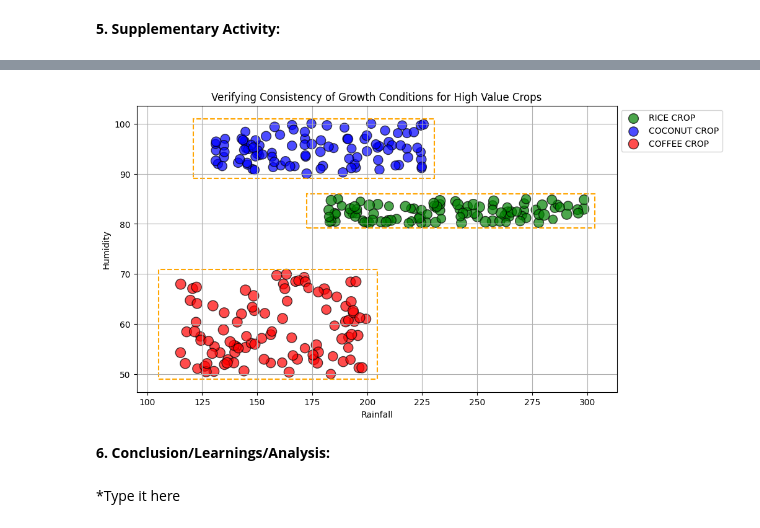
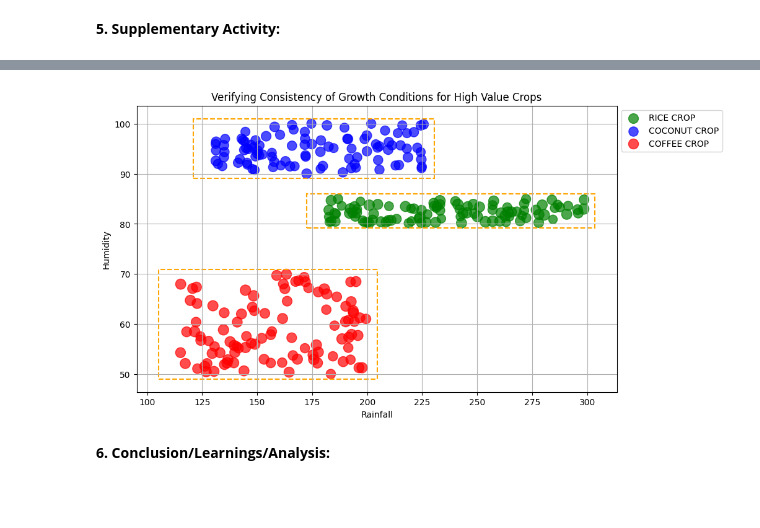
Before and after one commit to IrickMarvinGalan/CPE-031-Visualization-and-Data-Analysis, a Jupyter notebook: HOA/Galan_HandsOn6Final.ipynb, the cells around one changed output, grey strips where cells are left out. Saved outputs shown, nothing was run; the diff lists cells and outputs as text; code cells hidden in the pictures; blank space fills up the shorter version.

```diff
--- a/HOA/Galan_HandsOn6Final.ipynb
+++ b/HOA/Galan_HandsOn6Final.ipynb
@@ -636,36 +629,33 @@ colors = {'rice': 'green', 'coffee': 'red', 'coconut': 'blue'}
 # %%
 # Plot rainfall vs humidity (Proximity & Similarity)
 plt.figure(figsize=(10,6))
 for crop in filtered_df['label'].unique():
     subset = filtered_df[filtered_df['label'] == crop]
     plt.scatter(subset['rainfall'], subset['humidity'],
                 c=colors[crop],
                 marker='o',
                 s=subset['ph']*20,
                 alpha=0.7,
-                edgecolors='black',
                 label=f'{crop.upper()} CROP')
 
 # Add Enclosure for Crop groups
 for crop in filtered_df['label'].unique():
     subset = filtered_df[filtered_df['label'] == crop]
     plt.gca().add_patch(plt.Rectangle(
         (subset['rainfall'].min()-10, subset['humidity'].min()-1),
         subset['rainfall'].max()-subset['rainfall'].min()+15,
         subset['humidity'].max()-subset['humidity'].min()+2,
         fill=False, edgecolor='orange', linestyle='--', linewidth=1.5,
     ))
 
 # Add labels, title, legend
 plt.title('Verifying Consistency of Growth Conditions for High Value Crops')
 plt.xlabel('Rainfall')
 plt.ylabel('Humidity')
 plt.legend(loc='upper left', bbox_to_anchor=(1,1))
 plt.grid(True)
 plt.show()
 # %% [output]
-[figure, old version]
+[figure, new version]
 # %% [markdown]
 **6. Conclusion/Learnings/Analysis:**
-# %% [markdown]
-*Type it here
```
Also changed, not shown: parts of 4 cells of this notebook.
